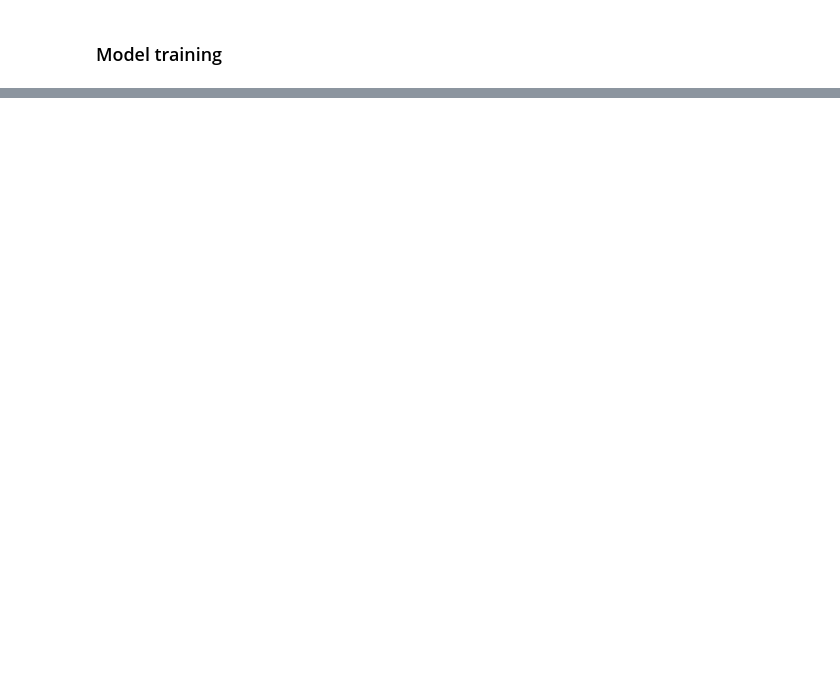
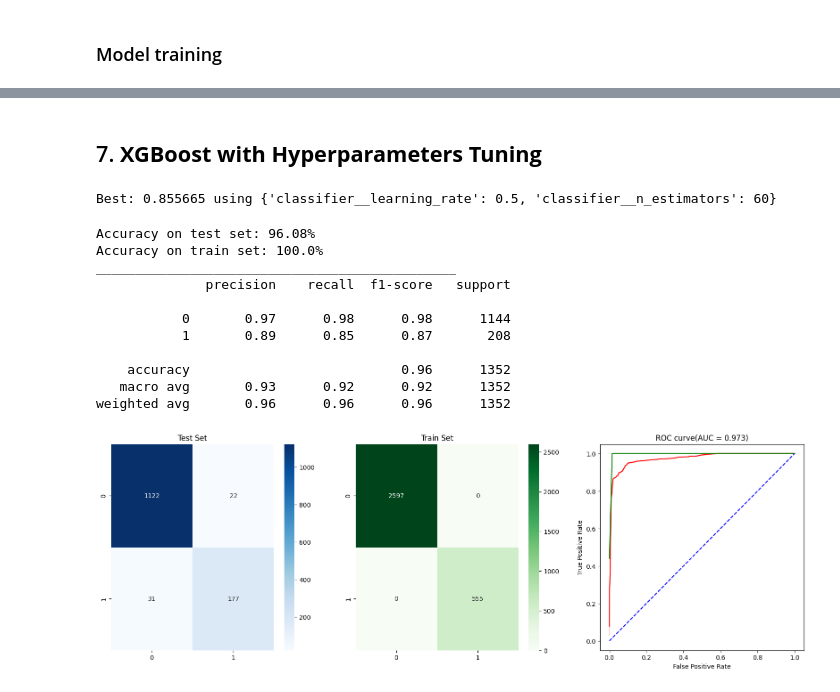
Before and after one commit to maria-snarava/portfolio-ml, a Jupyter notebook: CustomerChurnPrediction.ipynb, the cells around one changed output, grey strips where cells are left out. Cells and saved outputs as stored; diff of their text form; code cells hidden in the pictures; blank space fills up the shorter version.

```diff
--- a/CustomerChurnPrediction.ipynb
+++ b/CustomerChurnPrediction.ipynb
@@ -256,3 +215,15 @@ pipeline = ImbPipeline([
+# %%
+from sklearn.utils.class_weight import compute_class_weight
+from sklearn.linear_model import LogisticRegression
+
+class_weights = compute_class_weight('balanced', classes=np.unique(y_train), y=y_train)
+class_weight = {0: class_weights[0], 1: class_weights[1]}
+lg_model = LogisticRegression(max_iter=10_000, random_state=RANDOM_STATE, class_weight=class_weight)
+
+pipeline = Pipeline([
+          ('transformer', transformer),
+          ('classifier', lg_model)
+      ])
 # %% [markdown]
 ### Model training
 # %%
@@ -567,0 +600,49 @@ By implementing these next steps, we can potentially improve the model's perform
+# %% [markdown]
+## 7. **XGBoost with Hyperparameters Tuning**
+# %%
+from xgboost import XGBClassifier
+
+xgb = XGBClassifier(
+    random_state=RANDOM_STATE
+    )
+
+pipeline_5 = prepare_pipeline(X_train_2, xgb)
+
+grid_xgb = dict(
+    classifier__n_estimators=np.arange(10,100,10),
+    classifier__learning_rate=[0.001,0.005,0.01,0.05,0.1,0.5,1,5]
+    )
+
+grid_search_xgb = GridSearchCV(estimator=pipeline_5, param_grid=grid_xgb, cv=cv, scoring='f1')
+grid_result_xgb = grid_search_xgb.fit(X_train_2, y_train)
+# summarize results
+print("Best: %f using %s" % (grid_result_xgb.best_score_, grid_result_xgb.best_params_))
+# %% [output]
+Best: 0.855665 using {'classifier__learning_rate': 0.5, 'classifier__n_estimators': 60}
+# %%
+xgb_2 = XGBClassifier(
+    random_state=RANDOM_STATE,
+    learning_rate = grid_result_xgb.best_params_["classifier__learning_rate"],
+    n_estimators = grid_result_xgb.best_params_["classifier__n_estimators"]
+    )
+
+pipeline_6 = prepare_pipeline(X_train_2, xgb_2)
+
+pipeline_6.fit(X_train_2,y_train)
+results = model_evaluation(pipeline_6, X_cv_2, y_cv, X_train_2, y_train)
+results['Model'] = 'XGBClassifier'
+
+collect_results = pd.concat([collect_results, pd.DataFrame(results, index=[4])])
+# %% [output]
+Accuracy on test set: 96.08%
+Accuracy on train set: 100.0%
+______________________________________________
+              precision    recall  f1-score   support
+
+           0       0.97      0.98      0.98      1144
+           1       0.89      0.85      0.87       208
+
+    accuracy                           0.96      1352
+   macro avg       0.93      0.92      0.92      1352
+weighted avg       0.96      0.96      0.96      1352
+[figure, added]
```
Also changed, not shown: parts of 63 cells of this notebook.
